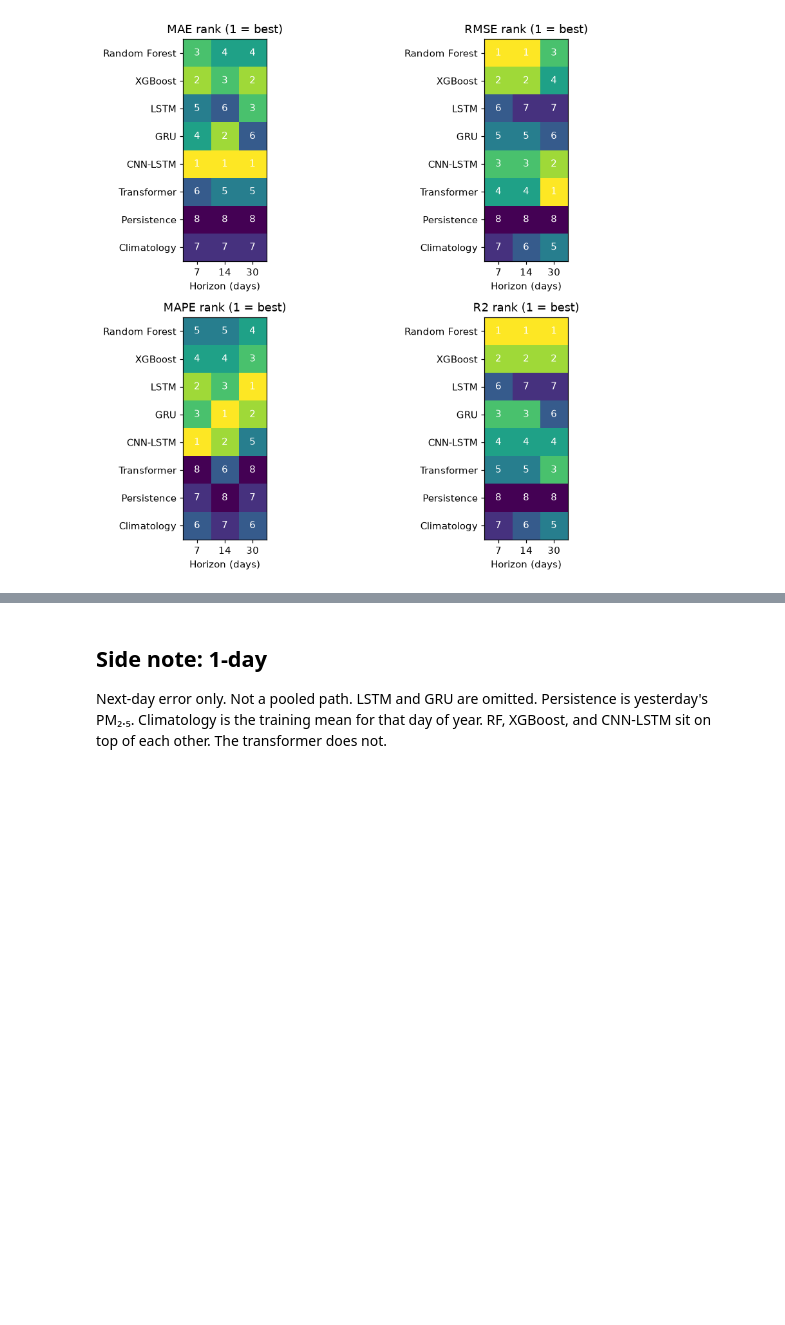
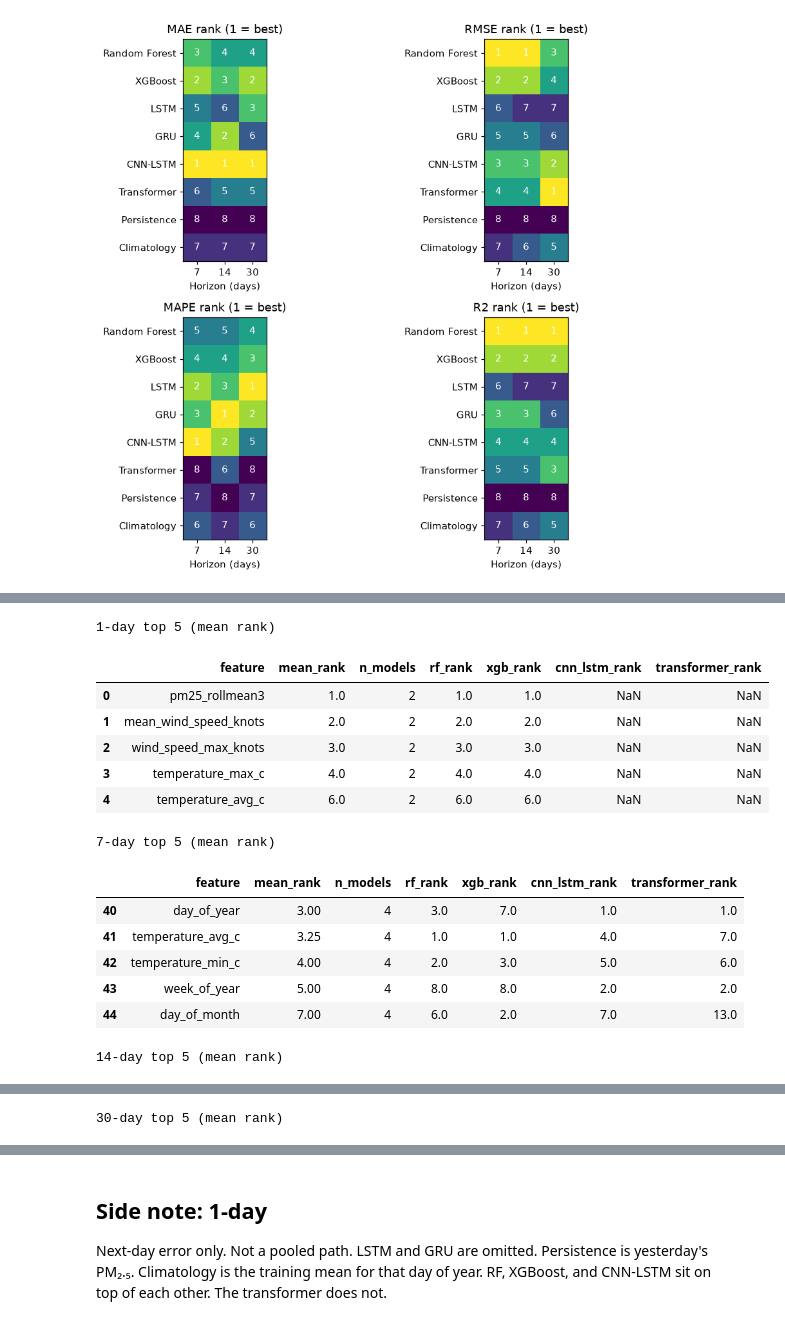
Before and after one commit to Masters-Paper-Forecasting/code, a Jupyter notebook: model_training/pooled_path_comparison_plots.ipynb, the cells around one changed output, grey strips where cells are left out. Cells and saved outputs as stored; diff of their text form; code cells hidden in the pictures; blank space fills up the shorter version.

```diff
--- a/model_training/pooled_path_comparison_plots.ipynb
+++ b/model_training/pooled_path_comparison_plots.ipynb
@@ -284,0 +296,34 @@ plt.show()
+# %%
+imp_ranks = pd.read_csv(HERE / "pooled_path_feature_importance_ranks.csv", comment="#")
+IMP_HORIZONS = [1, 7, 14, 30]
+IMP_MODELS = ["Random Forest", "XGBoost", "CNN-LSTM", "Transformer"]
+RANK_COL = {
+    "Random Forest": "rf_rank",
+    "XGBoost": "xgb_rank",
+    "CNN-LSTM": "cnn_lstm_rank",
+    "Transformer": "transformer_rank",
+}
+
+for h in IMP_HORIZONS:
+    top = imp_ranks.loc[imp_ranks["horizon_days"] == h].nsmallest(5, "mean_rank")
+    if top.empty:
+        continue
+    print(f"{h}-day top 5 (mean rank)")
+    show = ["feature", "mean_rank", "n_models", *RANK_COL.values()]
+    display(top[show].round(2))
+# %% [output]
+1-day top 5 (mean rank)
+|  | feature | mean_rank | n_models | rf_rank | xgb_rank | cnn_lstm_rank | transformer_rank |
+| 0 | pm25_rollmean3 | 1.0 | 2 | 1.0 | 1.0 | NaN | NaN |
+| 1 | mean_wind_speed_knots | 2.0 | 2 | 2.0 | 2.0 | NaN | NaN |
+| 2 | wind_speed_max_knots | 3.0 | 2 | 3.0 | 3.0 | NaN | NaN |
+| 3 | temperature_max_c | 4.0 | 2 | 4.0 | 4.0 | NaN | NaN |
+| 4 | temperature_avg_c | 6.0 | 2 | 6.0 | 6.0 | NaN | NaN |
+7-day top 5 (mean rank)
+|  | feature | mean_rank | n_models | rf_rank | xgb_rank | cnn_lstm_rank | transformer_rank |
+| 40 | day_of_year | 3.00 | 4 | 3.0 | 7.0 | 1.0 | 1.0 |
+| 41 | temperature_avg_c | 3.25 | 4 | 1.0 | 1.0 | 4.0 | 7.0 |
+| 42 | temperature_min_c | 4.00 | 4 | 2.0 | 3.0 | 5.0 | 6.0 |
+| 43 | week_of_year | 5.00 | 4 | 8.0 | 8.0 | 2.0 | 2.0 |
+| 44 | day_of_month | 7.00 | 4 | 6.0 | 2.0 | 7.0 | 13.0 |
+14-day top 5 (mean rank)
@@ -284,0 +336 @@ plt.show()
+30-day top 5 (mean rank)
```
Also changed, not shown: parts of 6 cells of this notebook, 13 other files.
